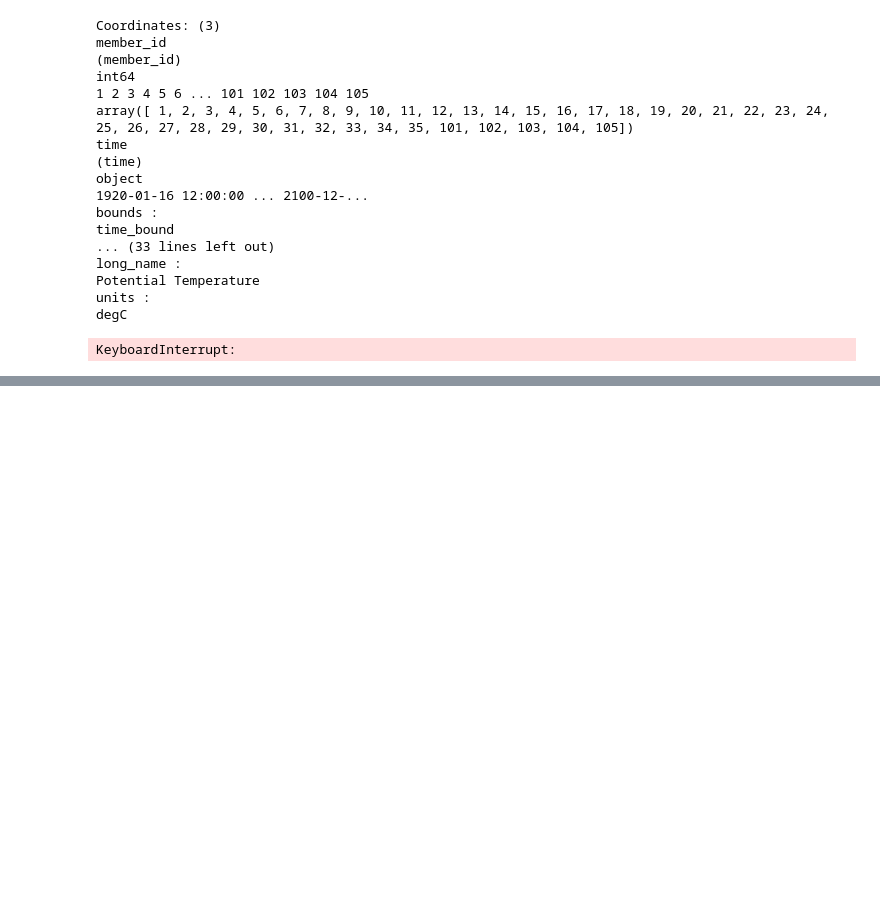
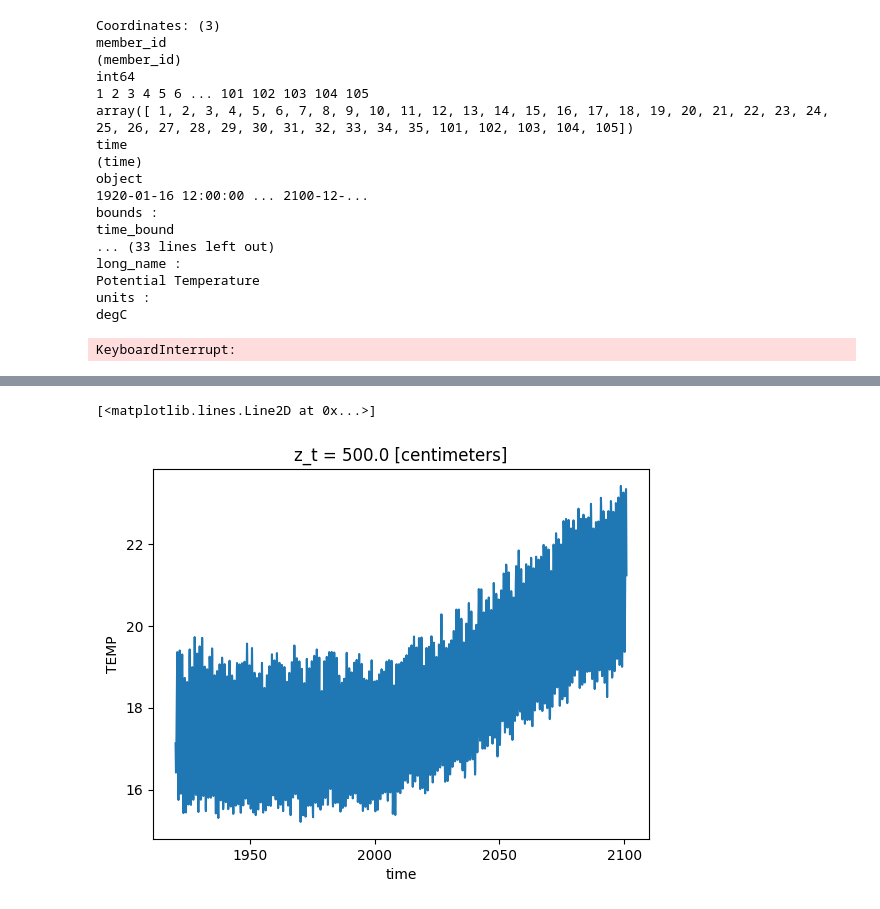
Before and after one commit to Channelislanders/toolkit, a Jupyter notebook: test_notebooks/data/download_nc_files.ipynb, the cells around one changed output, grey strips where cells are left out. Cells and saved outputs as stored; diff of their text form; code cells hidden in the pictures; blank space fills up the shorter version.

```diff
--- a/test_notebooks/data/download_nc_files.ipynb
+++ b/test_notebooks/data/download_nc_files.ipynb
@@ -222,0 +223,8 @@ Data variables:
+# %%
+check_2 = check.mean("member_id")
+
+#select a member_id
+check_2.TEMP.sel(z_t = 0, method = "nearest").plot()
+# %% [output]
+[<matplotlib.lines.Line2D at 0x...>]
+[figure, added]
```
Also changed, not shown: parts of 1 cell of this notebook, 1 other file.
